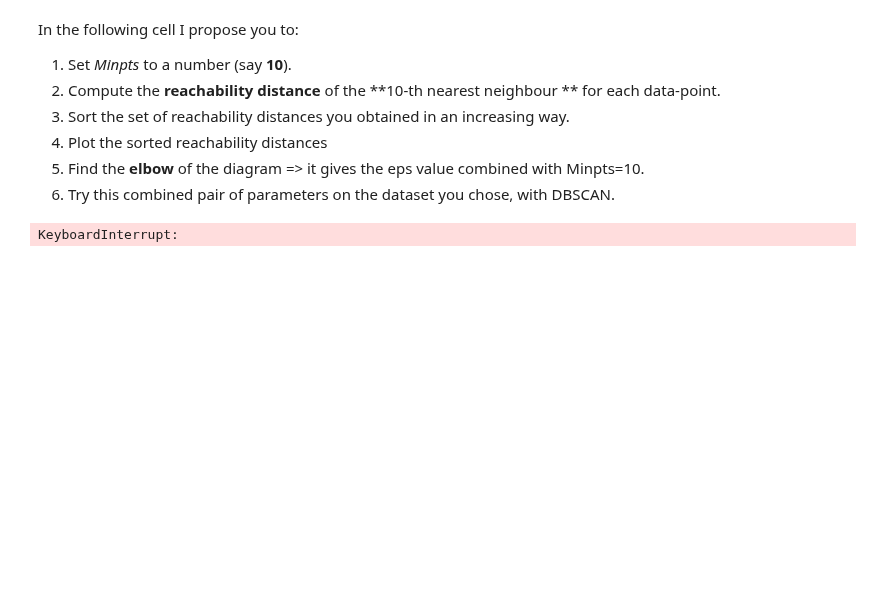
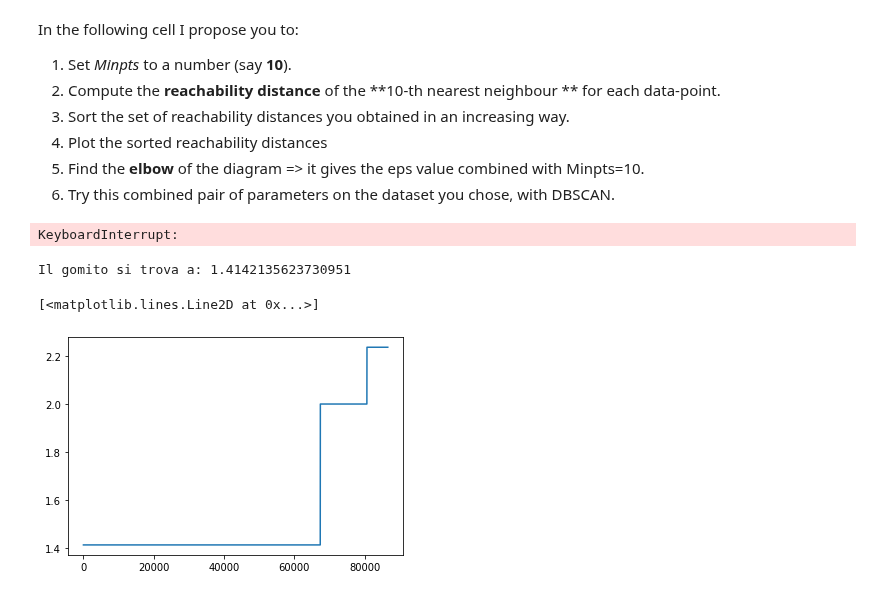
Before and after one commit to Fazzaa/ml_lab, a Jupyter notebook: clustering/clustering_copy_for_students_aa_21_22.ipynb, the cells around one changed output. Saved outputs shown, nothing was run; the diff lists cells and outputs as text; code cells hidden in the pictures; blank space fills up the shorter version.

Commit message:
reachability distance

```diff
--- a/clustering/clustering_copy_for_students_aa_21_22.ipynb
+++ b/clustering/clustering_copy_for_students_aa_21_22.ipynb
@@ -398,2 +409,22 @@ plt.show()
 # %% [output]
 KeyboardInterrupt:
+# %%
+from sklearn.neighbors import NearestNeighbors
+from kneed import KneeLocator
+import matplotlib.pyplot as plt
+
+neigh = NearestNeighbors(n_neighbors=185)
+nbrs = neigh.fit(data3)
+distances, indices = nbrs.kneighbors(data3)
+
+distances = np.sort(distances, axis=0)
+distances = distances[:,7]
+
+kn = KneeLocator(x=distances, y=distances, curve='convex', direction='increasing')
+print(f"Il gomito si trova a: {kn.knee}")
+elbow = kn.knee
+plt.plot(distances)
+# %% [output]
+Il gomito si trova a: 1.4142135623730951
+[<matplotlib.lines.Line2D at 0x...>]
+[figure, added]
```
Also changed, not shown: parts of 6 cells of this notebook.
